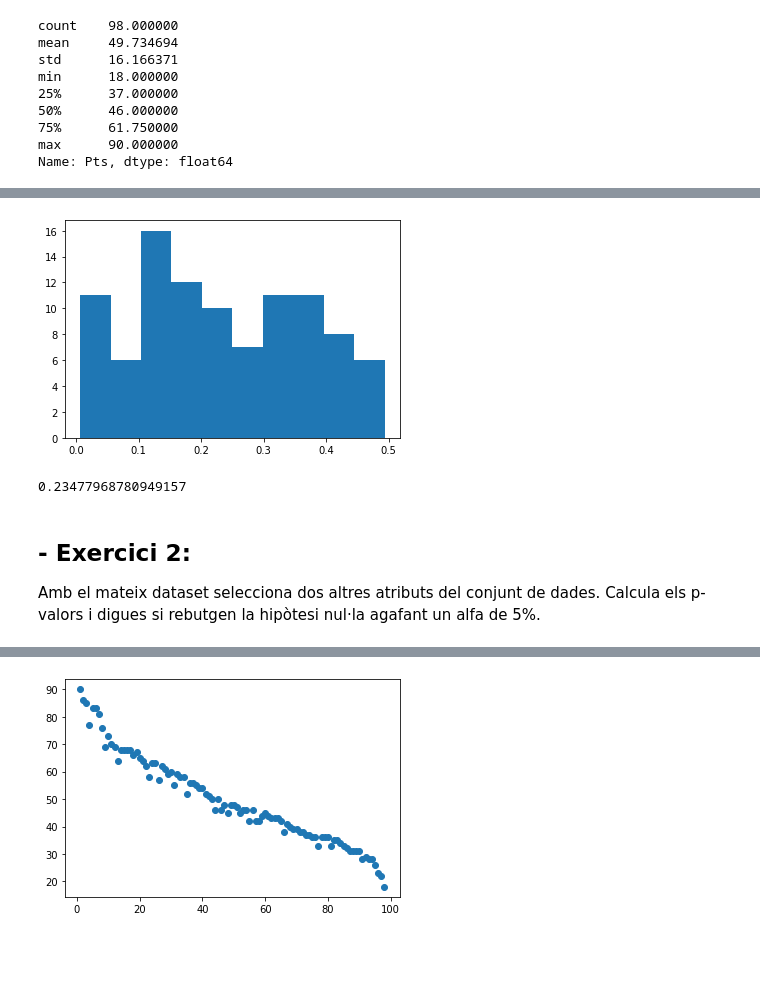
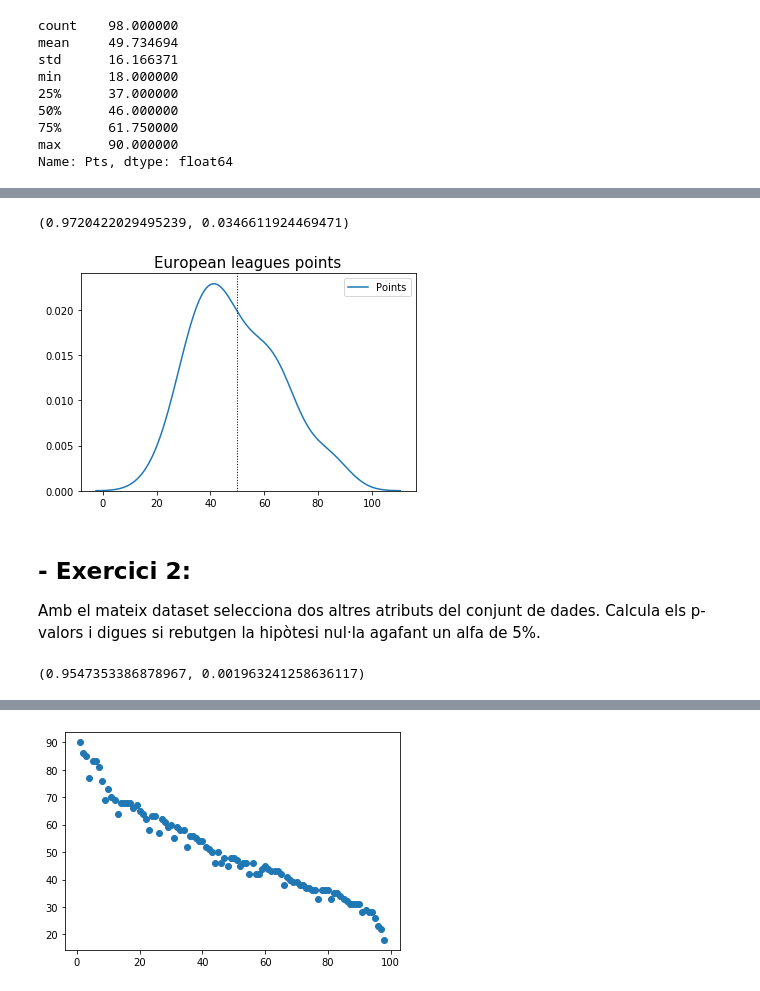
Before and after one commit to David-DataScience/hipotesis_testing, a Jupyter notebook: M5_T01.ipynb, the cells around one changed output, grey strips where cells are left out. Drawn from its saved outputs; the diff is of its cells as text; code cells hidden in the pictures; blank space fills up the shorter version.

```diff
--- a/M5_T01.ipynb
+++ b/M5_T01.ipynb
@@ -53,2 +47,0 @@ plt.show()
-# %%
-df['zscore'] = stats.zscore(df['Pts'])
@@ -76,10 +48,6 @@ print(p_valor)
-# %%
-plt.hist(p_valor)
-plt.show()
-# %% [output]
-[figure, removed]
-# %%
-p_valor.mean()
-# %% [output]
-0.23477968780949157
+# %%
+# per determinar si la mostra agafada té una distribució normal o no fem la prova de Shapiro-Wilk
+scipy.stats.shapiro(df['Pts'])
+# %% [output]
+(0.9720422029495239, 0.0346611924469471)
 # %%
@@ -86,0 +55,7 @@ p_valor.mean()
+# %%
+sns.kdeplot(df['Pts'], label= 'Points')
+plt.axvline(x= df['Pts'].mean(), linewidth = 1, color= 'black', ls= 'dotted')
+plt.title('European leagues points', size = 15)
+plt.show()
+# %% [output]
+[figure, added]
@@ -95,0 +71,4 @@ corr, p_value = scipy.stats.pearsonr(df['Rk'], df['Pts'])
+# %%
+scipy.stats.shapiro(df['Rk'])
+# %% [output]
+(0.9547353386878967, 0.001963241258636117)
```
Also changed, not shown: parts of 12 cells of this notebook.
